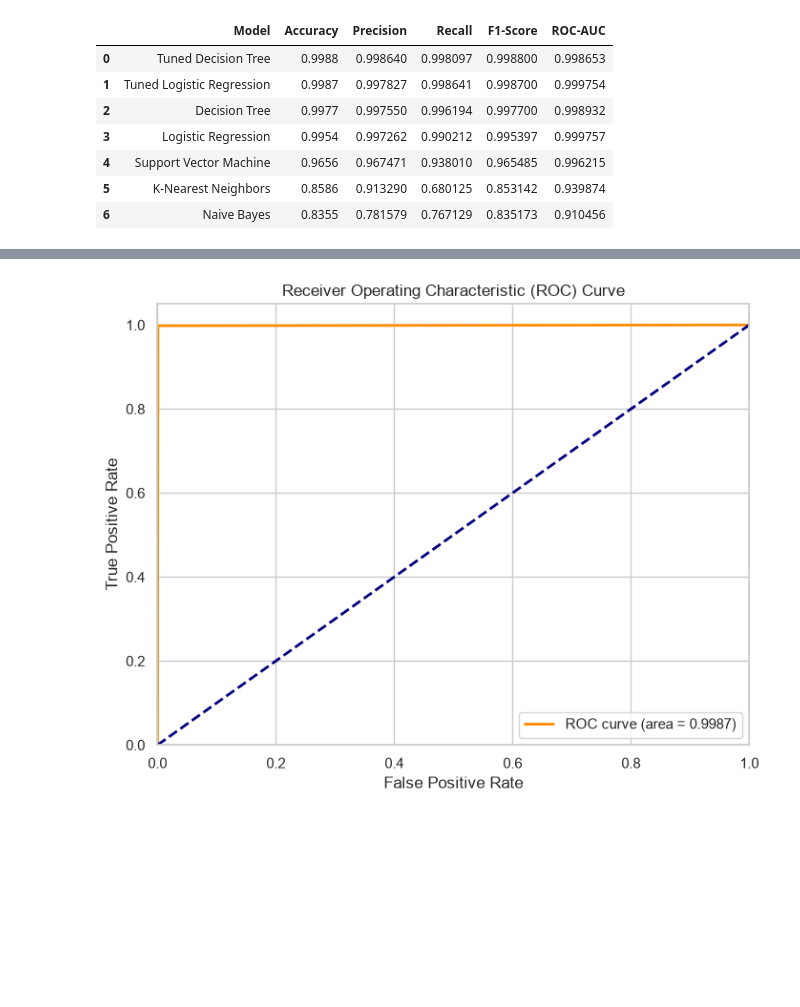
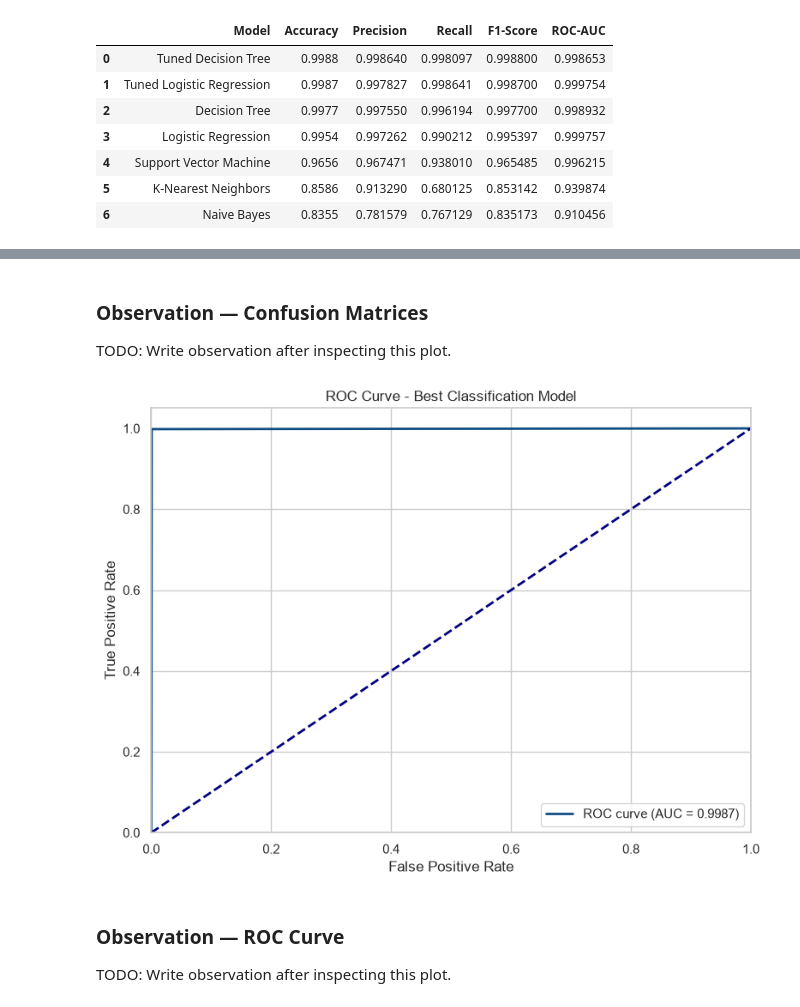
Before and after one commit to hemu1196/Healthcare-Insurance-Cost-Prediction, a Jupyter notebook: notebooks/classification.ipynb, the cells around one changed output, grey strips where cells are left out. Drawn from its saved outputs; the diff is of its cells as text; code cells hidden in the pictures; blank space fills up the shorter version.

```diff
--- a/notebooks/classification.ipynb
+++ b/notebooks/classification.ipynb
@@ -122,17 +147,26 @@ weighted avg       1.00      1.00      1.00     20000
+# %% [markdown]
+### Observation — Confusion Matrices
+TODO: Write observation after inspecting this plot.
 # %%
-# ROC Curve
-fpr, tpr, thresholds = roc_curve(y_test, y_prob)
+# ROC Curve for Best Classifier
+best_clf = joblib.load(config.BEST_CLASSIFIER_PATH)
+y_prob = best_clf.predict_proba(X_test)[:, 1]
+fpr, tpr, _ = roc_curve(y_test, y_prob)
 roc_auc = auc(fpr, tpr)
 
 plt.figure(figsize=(8, 6))
-plt.plot(fpr, tpr, color='darkorange', lw=2, label=f'ROC curve (area = {roc_auc:.4f})')
+plt.plot(fpr, tpr, color='#0F4C81', lw=2, label=f'ROC curve (AUC = {roc_auc:.4f})')
 plt.plot([0, 1], [0, 1], color='navy', lw=2, linestyle='--')
 plt.xlim([0.0, 1.0])
 plt.ylim([0.0, 1.05])
 plt.xlabel('False Positive Rate')
 plt.ylabel('True Positive Rate')
-plt.title('Receiver Operating Characteristic (ROC) Curve')
+plt.title('ROC Curve - Best Classification Model')
 plt.legend(loc='lower right')
+plt.tight_layout()
 plt.show()
 # %% [output]
-[figure, old version]
+[figure, new version]
+# %% [markdown]
+### Observation — ROC Curve
+TODO: Write observation after inspecting this plot.
```
Also changed, not shown: parts of 17 cells of this notebook, 6 other files.
